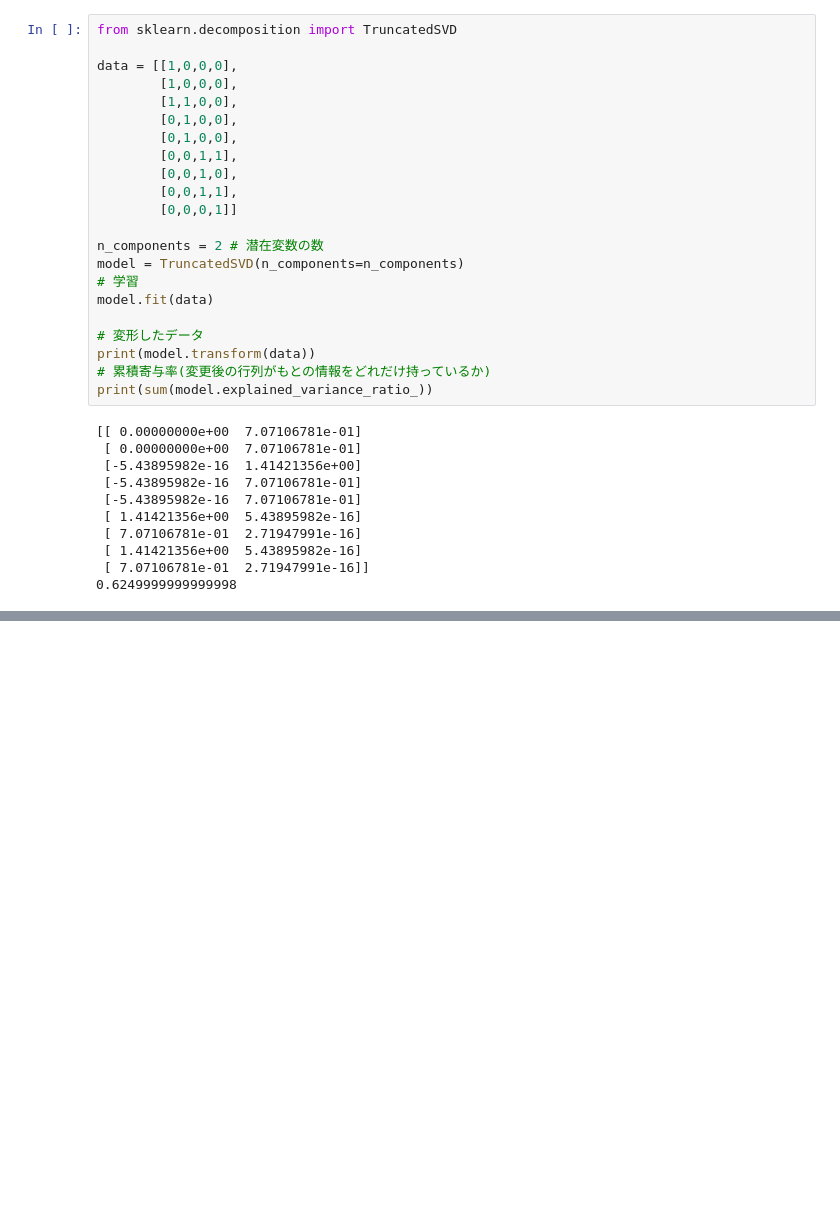
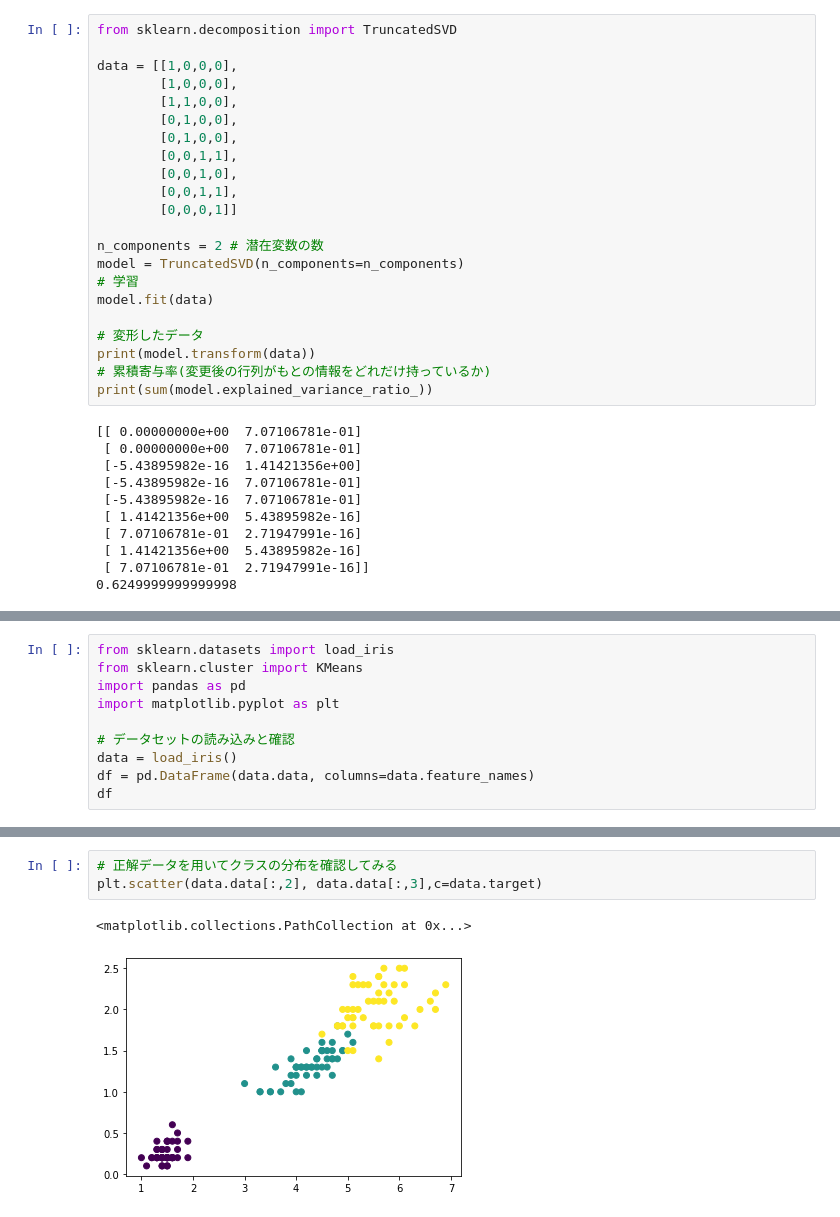
Before and after one commit to yuji-matsunami/machine_learning, a Jupyter notebook: 機械学習勉強会.ipynb, the cells around one changed output, grey strips where cells are left out. Saved outputs shown, nothing was run; the diff lists cells and outputs as text; blank space fills up the shorter version.

```diff
--- a/機械学習勉強会.ipynb
+++ b/機械学習勉強会.ipynb
@@ -432,0 +565,10 @@ print(sum(model.explained_variance_ratio_))
+# %%
+from sklearn.datasets import load_iris
+from sklearn.cluster import KMeans
+import pandas as pd
+import matplotlib.pyplot as plt
+
+# データセットの読み込みと確認
+data = load_iris()
+df = pd.DataFrame(data.data, columns=data.feature_names)
+df
@@ -432,0 +589,6 @@ print(sum(model.explained_variance_ratio_))
+# %%
+# 正解データを用いてクラスの分布を確認してみる
+plt.scatter(data.data[:,2], data.data[:,3],c=data.target)
+# %% [output]
+<matplotlib.collections.PathCollection at 0x...>
+[figure, added]
```
Also changed, not shown: parts of 11 cells of this notebook.
